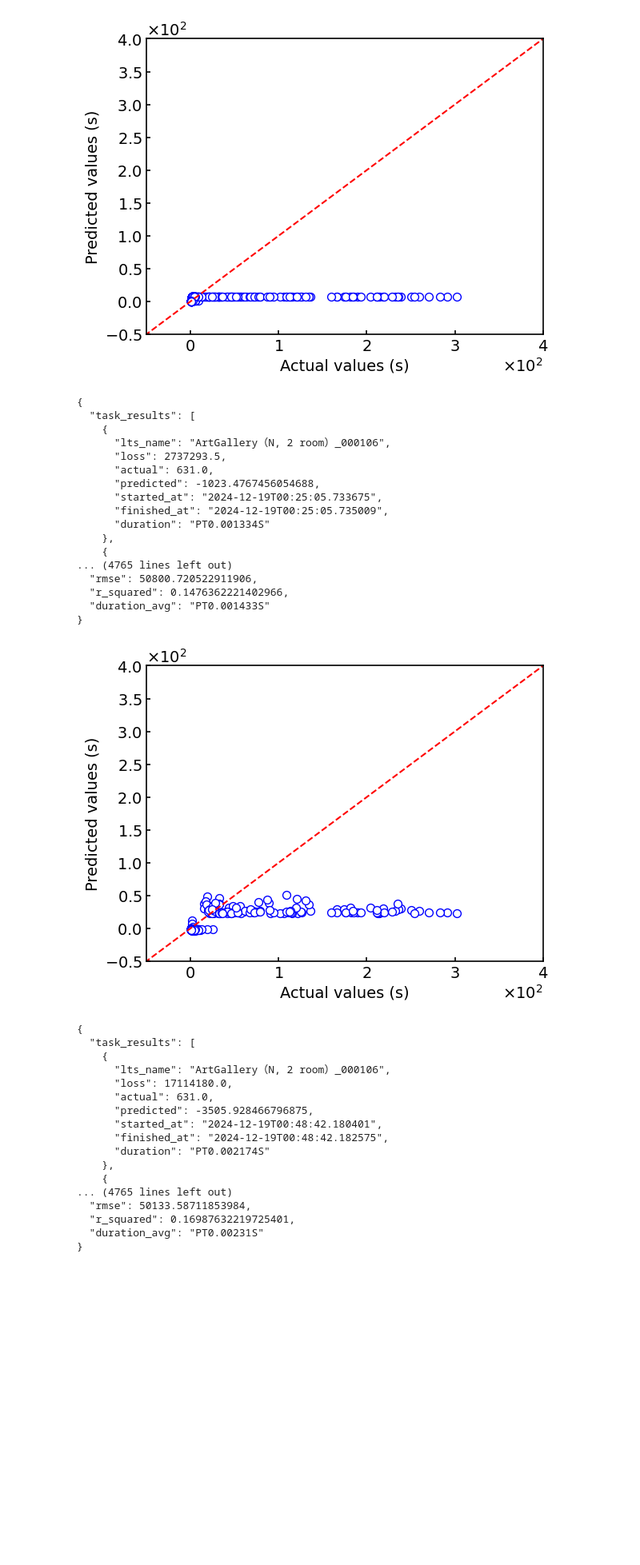
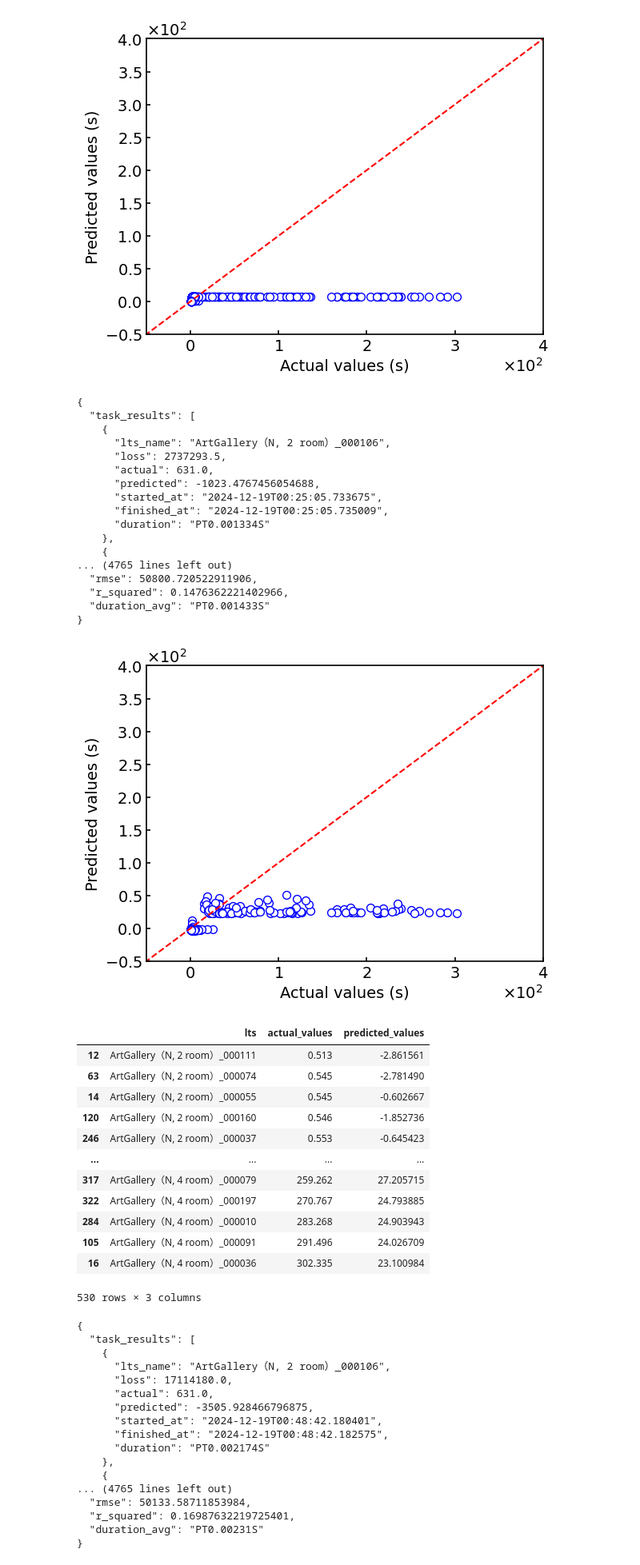
Before and after one commit to ITK13201/ml-dcs, a Jupyter notebook: ml-dcs/notebooks/evaluation_20241220/results/unknown_scenarios/calculation-time_HC.ipynb, the cells around one changed output. Shown at 80% size. Drawn from its saved outputs; the diff is of its cells as text; code cells hidden in the pictures; blank space fills up the shorter version.

```diff
--- a/ml-dcs/notebooks/evaluation_20241220/results/unknown_scenarios/calculation-time_HC.ipynb
+++ b/ml-dcs/notebooks/evaluation_20241220/results/unknown_scenarios/calculation-time_HC.ipynb
@@ -217,33 +232,48 @@ graph = Graph(
     x_label=X_LABEL,
     y_label=Y_LABEL,
     x_lim=LIM,
     y_lim=LIM,
     order_of_mag=ORDER_OF_MAG
 )
 util = GraphUtil(graph)
 util.show()
 
 results_mae.append(data_model.mae)
 results_rmse.append(data_model.rmse)
+
+EvaluationResult.from_gnn_class(data_model).dataframe_div1000
 # %% [output]
 {
   "task_results": [
     {
       "lts_name": "ArtGallery（N, 2 room）_000106",
       "loss": 2737293.5,
       "actual": 631.0,
       "predicted": -1023.4767456054688,
       "started_at": "2024-12-19T00:25:05.733675",
       "finished_at": "2024-12-19T00:25:05.735009",
       "duration": "PT0.001334S"
     },
     {
 ... (4765 lines left out)
   "rmse": 50800.720522911906,
   "r_squared": 0.1476362221402966,
   "duration_avg": "PT0.001433S"
 }
 [figure]
+|  | lts | actual_values | predicted_values |
+| 12 | ArtGallery（N, 2 room）_000111 | 0.513 | -2.861561 |
+| 63 | ArtGallery（N, 2 room）_000074 | 0.545 | -2.781490 |
+| 14 | ArtGallery（N, 2 room）_000055 | 0.545 | -0.602667 |
+| 120 | ArtGallery（N, 2 room）_000160 | 0.546 | -1.852736 |
+| 246 | ArtGallery（N, 2 room）_000037 | 0.553 | -0.645423 |
+| ... | ... | ... | ... |
+| 317 | ArtGallery（N, 4 room）_000079 | 259.262 | 27.205715 |
+| 322 | ArtGallery（N, 4 room）_000197 | 270.767 | 24.793885 |
+| 284 | ArtGallery（N, 4 room）_000010 | 283.268 | 24.903943 |
+| 105 | ArtGallery（N, 4 room）_000091 | 291.496 | 24.026709 |
+| 16 | ArtGallery（N, 4 room）_000036 | 302.335 | 23.100984 |
+530 rows × 3 columns
 # %%
 from ml_dcs.internal.graph.graph import GraphUtil
 import json
```
Also changed, not shown: parts of 1 cell of this notebook, 1 other file.
